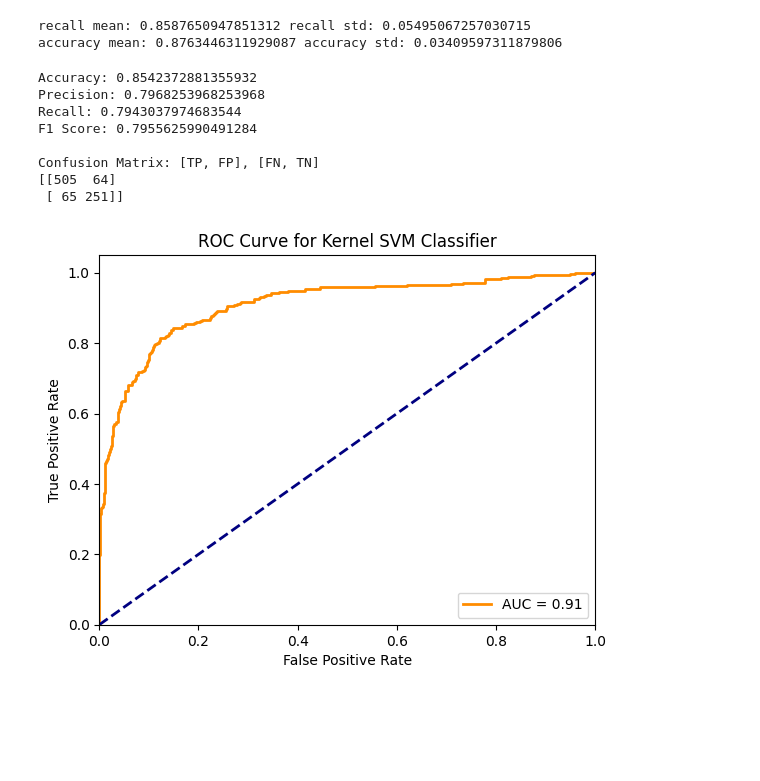
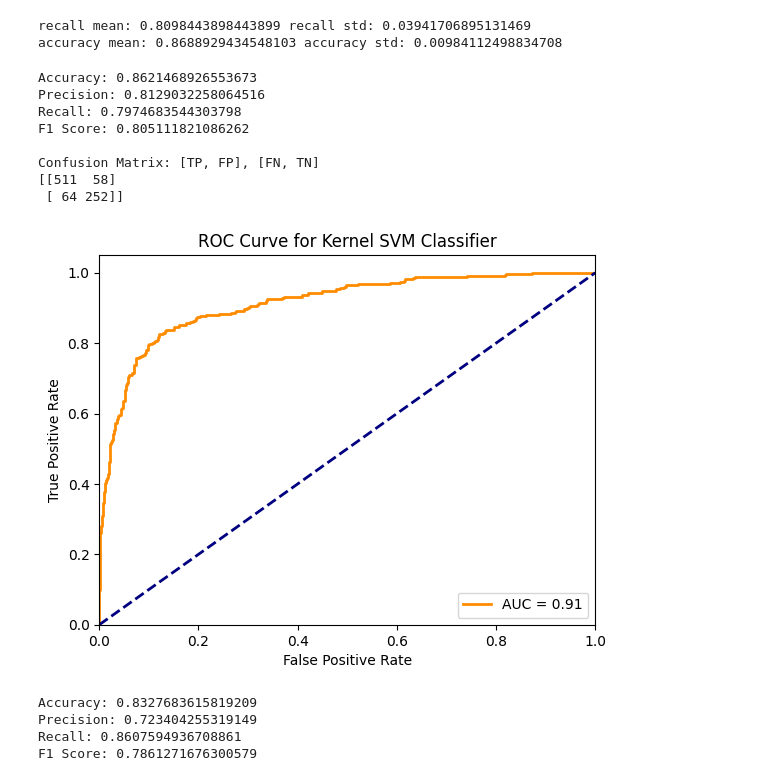
Before and after one commit to jnqian99/academic-performance, a Jupyter notebook: notebooks/6_classification/svm_classify.ipynb, the cells around one changed output. Drawn from its saved outputs; the diff is of its cells as text; code cells hidden in the pictures; blank space fills up the shorter version.

Commit message:
changes to 3 classfiers to increase recall

```diff
--- a/notebooks/6_classification/svm_classify.ipynb
+++ b/notebooks/6_classification/svm_classify.ipynb
@@ -27,20 +27,17 @@ X = data.drop(['Target'], axis=1)
 y = data['Target']
 
 # split dataset
-X_train0, X_test, y_train0, y_test = train_test_split(X, y, test_size=0.2, random_state=42)
-
-smote = SMOTE(random_state=42)
-X_train, y_train = smote.fit_resample(X_train0, y_train0)
+X_train, X_test, y_train, y_test = train_test_split(X, y, test_size=0.2, random_state=42)
 # %%
 # hyperparameter search for SVM
 from sklearn.svm import SVC
 
-cw = {0: 1, 1: 1.3}
-svc = SVC(class_weight=cw)
+svc = SVC(class_weight='balanced')
 param_grid = {'C': [0.1, 1, 10, 100],
               'gamma': [0.1, 0.01, 0.001, 0.0001],
-              'kernel': ['rbf', 'poly', 'sigmoid']}
-grid = GridSearchCV(svc, param_grid, refit=True, scoring='accuracy', verbose=2)
+              'kernel': ['rbf', 'sigmoid']}
+# scoring on both accuracy and recall
+grid = GridSearchCV(svc, param_grid, refit=True, scoring='balanced_accuracy', verbose=2, n_jobs=-1)
 grid.fit(X_train, y_train)
 print(grid.best_params_)
 print(grid.best_estimator_)
@@ -69,22 +53,21 @@ SVC(C=10, class_weight={0: 1, 1: 1.2}, gamma=0.1)
 # use cross validation to evaluate model consistency on X_train_scaled data
 from sklearn.svm import SVC
 
-svm = SVC(kernel='sigmoid', class_weight=cw, gamma=0.0001, C=100, random_state=42)
+svm = SVC(kernel='rbf', gamma=0.01, C=10, random_state=42, class_weight='balanced')
 scores = cross_val_score(svm, X_train, y_train, cv=10, scoring='recall')
 print("recall mean:", scores.mean(), "recall std:", scores.std())
 
 scores = cross_val_score(svm, X_train, y_train, cv=10, scoring='accuracy')
 print("accuracy mean:", scores.mean(), "accuracy std:", scores.std())
 # %% [output]
-recall mean: 0.8587650947851312 recall std: 0.05495067257030715
-accuracy mean: 0.8763446311929087 accuracy std: 0.03409597311879806
+recall mean: 0.8098443898443899 recall std: 0.03941706895131469
+accuracy mean: 0.8688929434548103 accuracy std: 0.00984112498834708
 # %%
 # classification with kernel svm
 
 from sklearn.metrics import confusion_matrix
 
-# class weight class 1 : class 0 = 1 : 0.5
-classifier = SVC(kernel='sigmoid', class_weight=cw, gamma=0.0001, C=100, random_state=42)
+classifier = SVC(kernel='rbf', gamma=0.01, C=10, random_state=42, class_weight='balanced')
 classifier.fit(X_train, y_train)
 
 y_pred = classifier.predict(X_test)
@@ -102,34 +85,47 @@ print("")
 print("Confusion Matrix: [TP, FP], [FN, TN]")
 print(cm)
 # %% [output]
-Accuracy: 0.8542372881355932
-Precision: 0.7968253968253968
-Recall: 0.7943037974683544
-F1 Score: 0.7955625990491284
+Accuracy: 0.8621468926553673
+Precision: 0.8129032258064516
+Recall: 0.7974683544303798
+F1 Score: 0.805111821086262
 
 Confusion Matrix: [TP, FP], [FN, TN]
-[[505  64]
- [ 65 251]]
+[[511  58]
+ [ 64 252]]
 # %%
 # roc curve
 from sklearn.metrics import roc_curve
 import matplotlib.pyplot as plt
 
-X_test_proba = classifier.decision_function(X_test)
-fpr, tpr, thresholds = roc_curve(y_test, X_test_proba)
+y_test_proba = classifier.decision_function(X_test)
+fpr, tpr, thresholds = roc_curve(y_test, y_test_proba)
 # auc
 from sklearn.metrics import auc
 
 roc_auc = auc(fpr, tpr)
 
 plt.plot(fpr, tpr, color='darkorange', lw=2, label='AUC = %0.2f' % roc_auc)
 plt.plot([0, 1], [0, 1], color='navy', lw=2, linestyle='--')
 plt.xlabel('False Positive Rate')
 plt.ylabel('True Positive Rate')
 plt.xlim([0.0, 1.0])
 plt.ylim([0.0, 1.05])
 plt.title('ROC Curve for Kernel SVM Classifier')
 plt.legend(loc="lower right")
 plt.show()
 # %% [output]
-[figure, old version]
+[figure, new version]
+# %%
+# I can also increase recall by lowering the decision threshold
+decision_threshold = -0.5
+y_pred = y_test_proba > decision_threshold
+print('Accuracy:', accuracy_score(y_test, y_pred))
+print('Precision:', precision_score(y_test, y_pred))
+print('Recall:', recall_score(y_test, y_pred))
+print('F1 Score:', f1_score(y_test, y_pred))
+# %% [output]
+Accuracy: 0.8327683615819209
+Precision: 0.723404255319149
+Recall: 0.8607594936708861
+F1 Score: 0.7861271676300579
```
Also changed, not shown: parts of 1 cell of this notebook, 2 other files.
